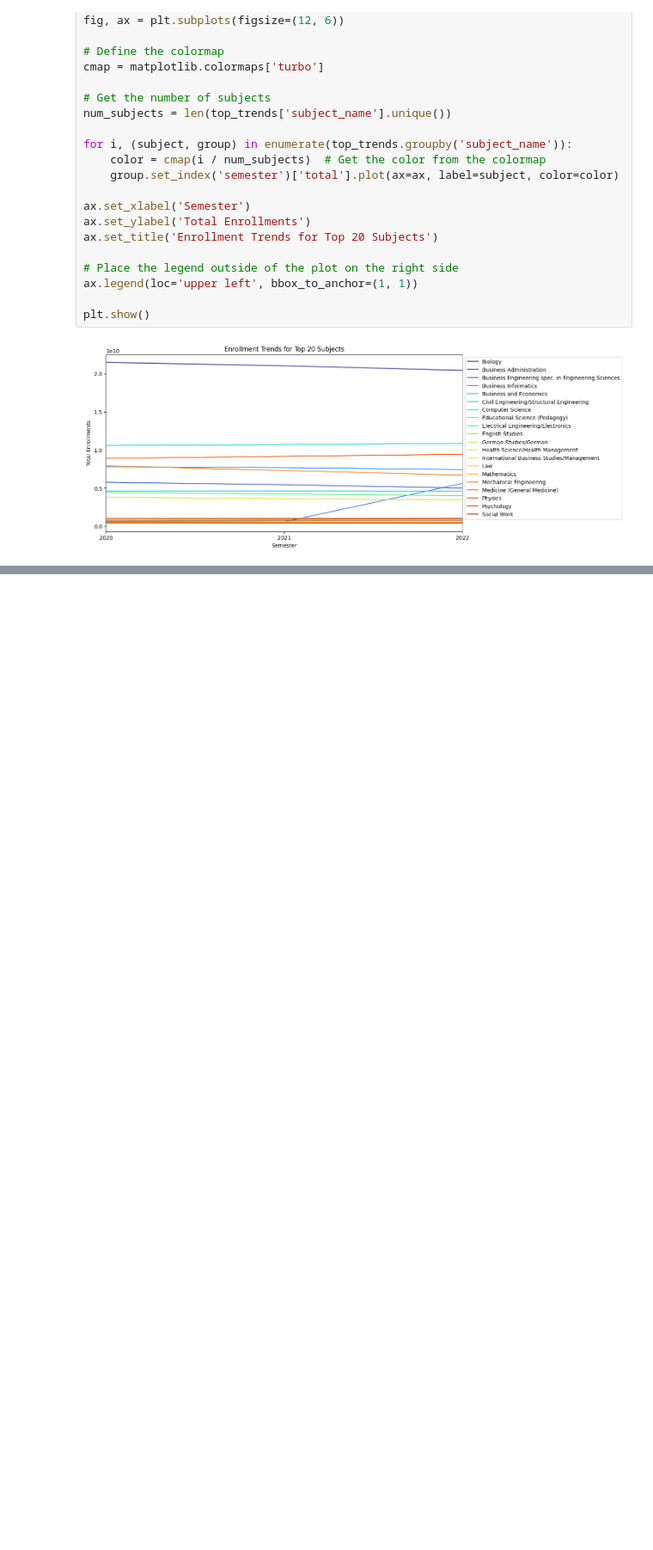
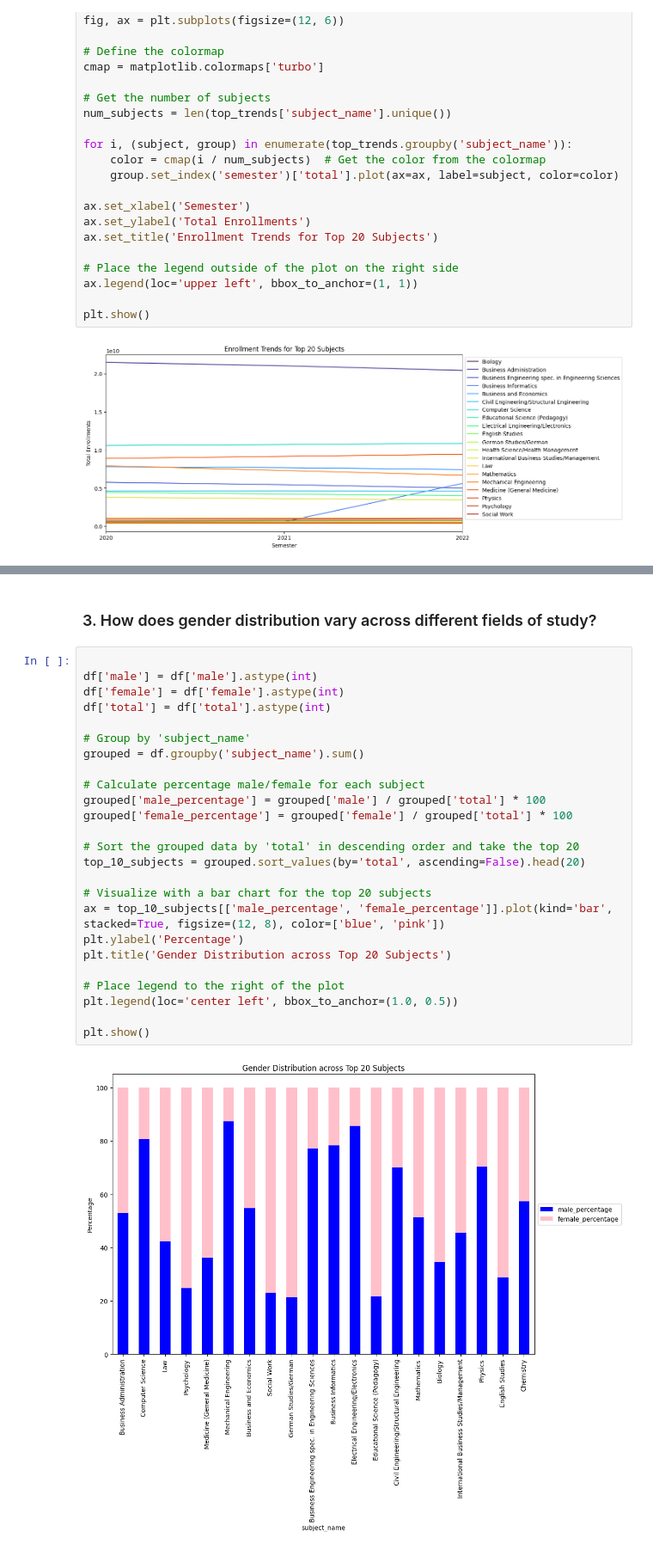
Before and after one commit to lam1aa/RSE-Student-Subject, a Jupyter notebook: src/EDA.ipynb, the cells around one changed output, grey strips where cells are left out. Shown at 86% size. Saved outputs shown, nothing was run; the diff lists cells and outputs as text; blank space fills up the shorter version.

```diff
--- a/src/EDA.ipynb
+++ b/src/EDA.ipynb
@@ -130,0 +125,29 @@ Then for each specific question:
+# %% [markdown]
+### 3. How does gender distribution vary across different fields of study?
+# %%
+
+df['male'] = df['male'].astype(int)
+df['female'] = df['female'].astype(int)
+df['total'] = df['total'].astype(int)
+
+# Group by 'subject_name'
+grouped = df.groupby('subject_name').sum()
+
+# Calculate percentage male/female for each subject
+grouped['male_percentage'] = grouped['male'] / grouped['total'] * 100
+grouped['female_percentage'] = grouped['female'] / grouped['total'] * 100
+
+# Sort the grouped data by 'total' in descending order and take the top 20
+top_10_subjects = grouped.sort_values(by='total', ascending=False).head(20)
+
+# Visualize with a bar chart for the top 20 subjects
+ax = top_10_subjects[['male_percentage', 'female_percentage']].plot(kind='bar', stacked=True, figsize=(12, 8), color=['blue', 'pink'])
+plt.ylabel('Percentage')
+plt.title('Gender Distribution across Top 20 Subjects')
+
+# Place legend to the right of the plot
+plt.legend(loc='center left', bbox_to_anchor=(1.0, 0.5))
+
+plt.show()
+# %% [output]
+[figure, added]
```
Also changed, not shown: parts of 17 cells of this notebook.
